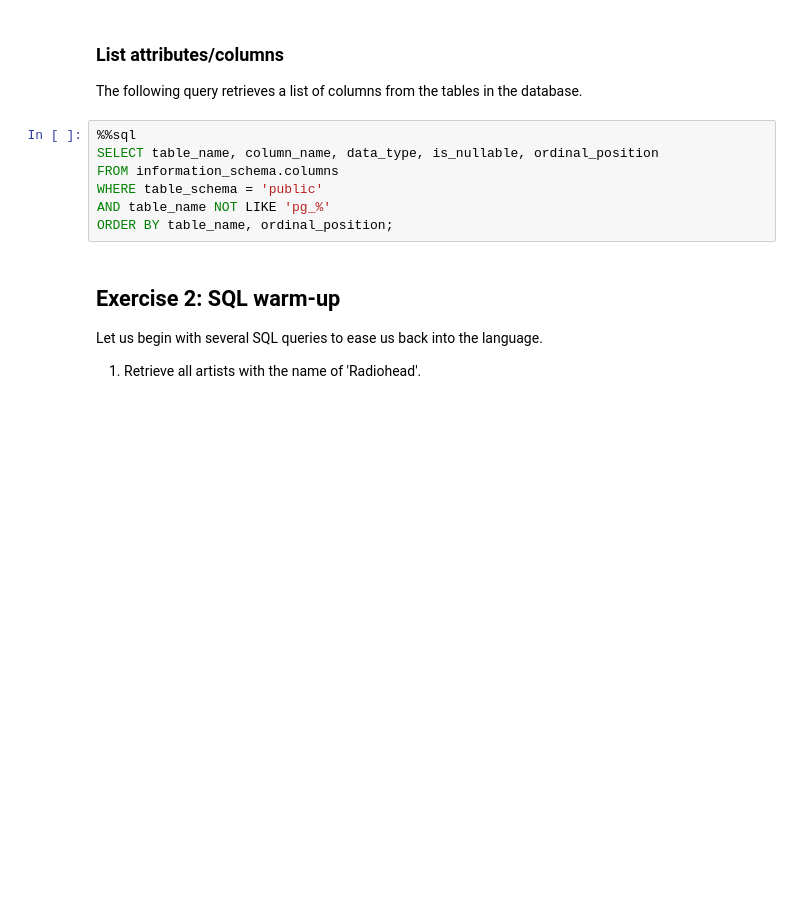
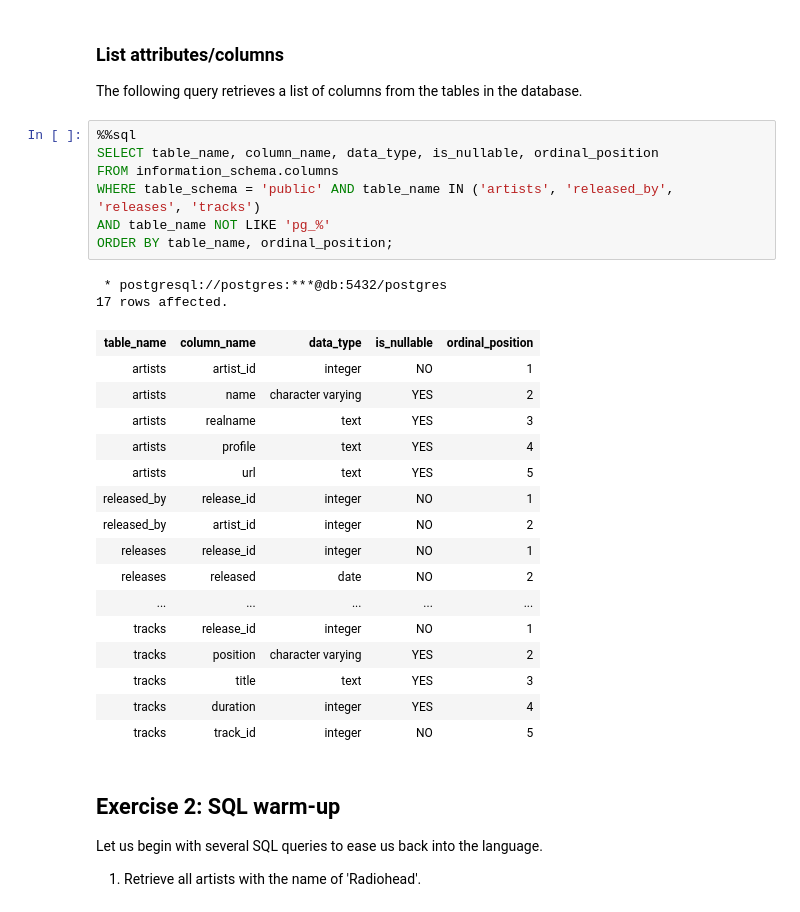
Before and after one commit to RumbleDB/bigdata-exercises, a Jupyter notebook: Big_Data_For_Engineers/exercise01/Exercise01_SQL_Brush_Up.ipynb, the cells around one changed output. Drawn from its saved outputs; the diff is of its cells as text; blank space fills up the shorter version.

```diff
--- a/Big_Data_For_Engineers/exercise01/Exercise01_SQL_Brush_Up.ipynb
+++ b/Big_Data_For_Engineers/exercise01/Exercise01_SQL_Brush_Up.ipynb
@@ -62,10 +87,29 @@ The following query retrieves a list of columns from the tables in the database.
 # %%
 %%sql
 SELECT table_name, column_name, data_type, is_nullable, ordinal_position
 FROM information_schema.columns
-WHERE table_schema = 'public'
+WHERE table_schema = 'public' AND table_name IN ('artists', 'released_by', 'releases', 'tracks')
 AND table_name NOT LIKE 'pg_%'
 ORDER BY table_name, ordinal_position;
+# %% [output]
+ * postgresql://postgres:***@db:5432/postgres
+17 rows affected.
+| table_name | column_name | data_type | is_nullable | ordinal_position |
+| artists | artist_id | integer | NO | 1 |
+| artists | name | character varying | YES | 2 |
+| artists | realname | text | YES | 3 |
+| artists | profile | text | YES | 4 |
+| artists | url | text | YES | 5 |
+| released_by | release_id | integer | NO | 1 |
+| released_by | artist_id | integer | NO | 2 |
+| releases | release_id | integer | NO | 1 |
+| releases | released | date | NO | 2 |
+| ... | ... | ... | ... | ... |
+| tracks | release_id | integer | NO | 1 |
+| tracks | position | character varying | YES | 2 |
+| tracks | title | text | YES | 3 |
+| tracks | duration | integer | YES | 4 |
+| tracks | track_id | integer | NO | 5 |
 # %% [markdown]
 ## Exercise 2: SQL warm-up
 Let us begin with several SQL queries to ease us back into the language.
```
Also changed, not shown: parts of 6 cells of this notebook, 5 other files.
